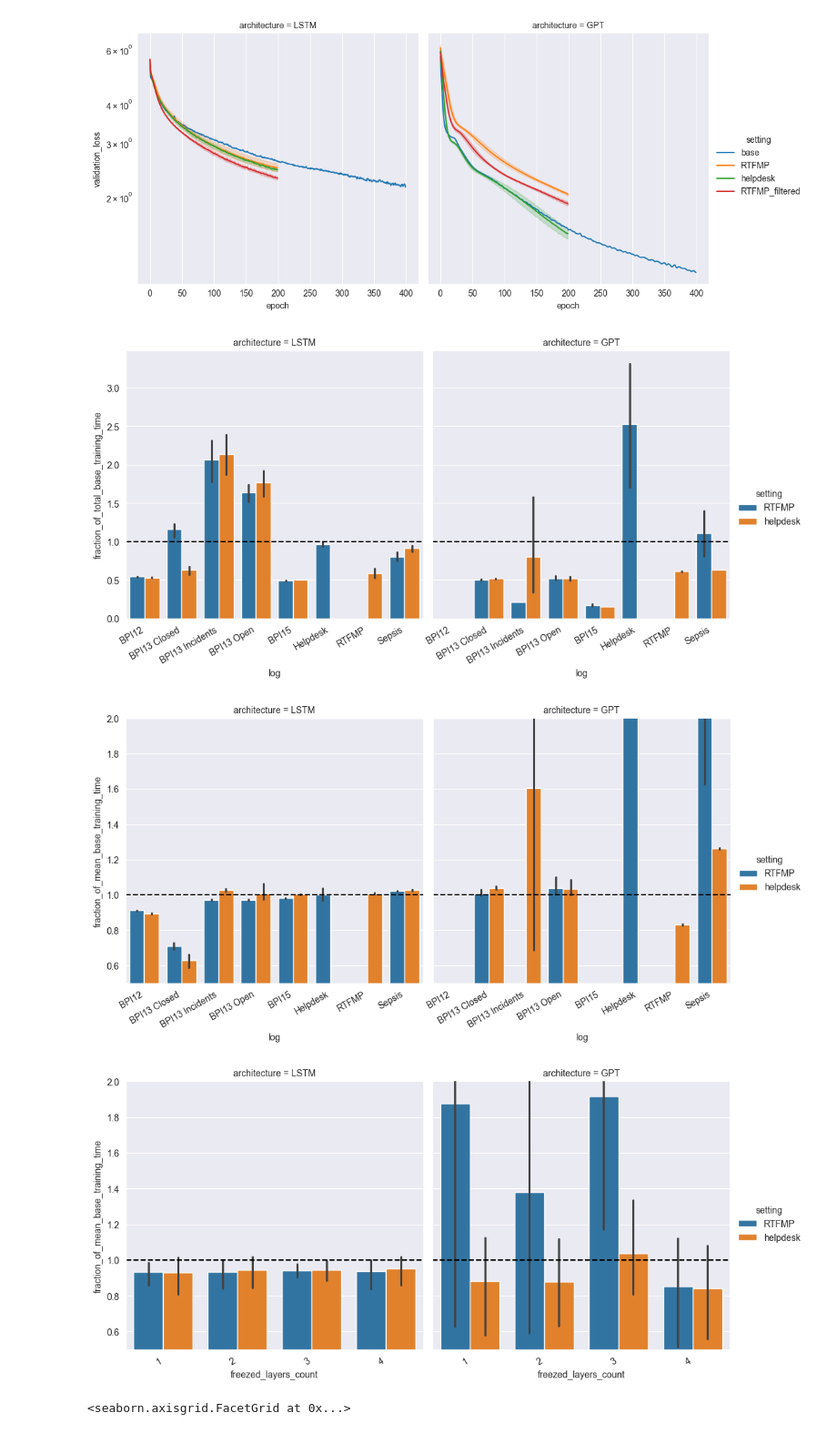
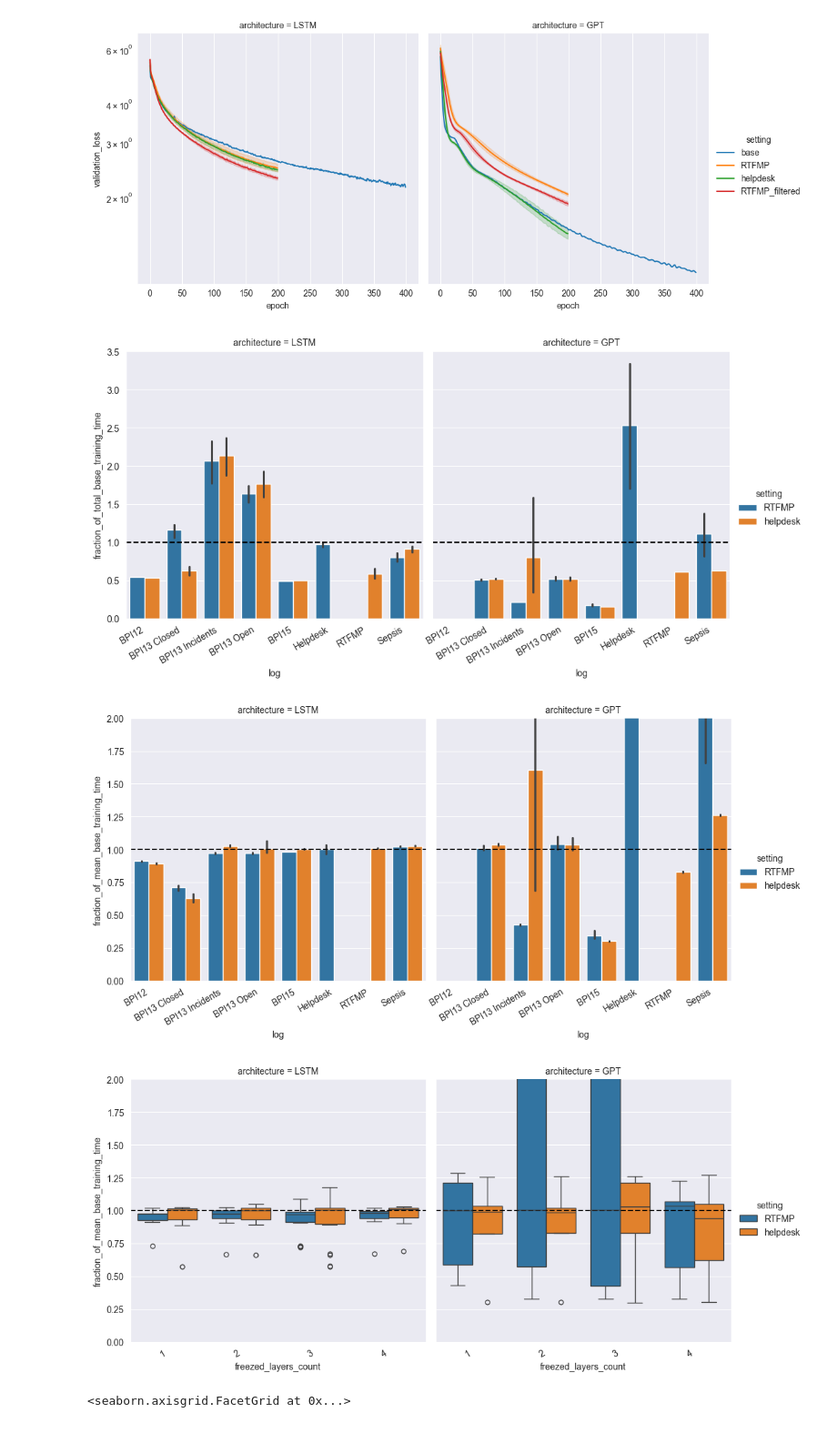
Before and after one commit to Hannoma/Transfer-Learning-for-Predictive-Process-Monitoring, a Jupyter notebook: investigating_results.ipynb, the cells around one changed output. Shown at 91% size. Saved outputs shown, nothing was run; the diff lists cells and outputs as text; code cells hidden in the pictures.

Commit message:
Improve training time visualizations

```diff
--- a/investigating_results.ipynb
+++ b/investigating_results.ipynb
@@ -117,12 +126,12 @@ training_results_df['fraction_of_total_base_training_time'] = training_results_d
     .apply(lambda row: row['total_elapsed_seconds'] /
                        training_results_df[(training_results_df['log'] == row['log']) &
                                            (training_results_df['architecture'] == row['architecture']) &
-                                           (training_results_df['setting'] == 'base')]['total_elapsed_seconds'].iloc[-1], axis=1)
+                                           (training_results_df['setting'] == 'base')]['total_elapsed_seconds'].iloc[0], axis=1)
 training_results_df['fraction_of_mean_base_training_time'] = training_results_df\
     .apply(lambda row: row['mean_elapsed_seconds'] /
                        training_results_df[(training_results_df['log'] == row['log']) &
                                            (training_results_df['architecture'] == row['architecture']) &
-                                           (training_results_df['setting'] == 'base')]['mean_elapsed_seconds'].iloc[-1], axis=1)
+                                           (training_results_df['setting'] == 'base')]['mean_elapsed_seconds'].iloc[0], axis=1)
 
 training_results_df
 # %% [output]
@@ -177,7 +186,7 @@ g.set_xticklabels(rotation=30, horizontalalignment='right')
 g.savefig(f'{FIGURES_DIR}/fraction_of_total_base_training_time.pdf')
 g.savefig(f'{FIGURES_DIR}/fraction_of_total_base_training_time.svg')
 # %% [output]
-[figure, old version]
+[figure, new version]
 # %%
 # Plot the fraction of the training time based on the base model
 g = sns.catplot(
@@ -194,34 +203,35 @@ for ax in g.axes:
 # Rotate the xticklabels
 g.set_xticklabels(rotation=30, horizontalalignment='right')
 # Set y min to 0.5
-g.set(ylim=(0.5, 2))
+g.set(ylim=(0, 2))
 # Save the figure as pdf and svg
 g.savefig(f'{FIGURES_DIR}/fraction_of_mean_base_training_time.pdf')
 g.savefig(f'{FIGURES_DIR}/fraction_of_mean_base_training_time.svg')
 # %% [output]
-[figure, old version]
+[figure, new version]
 # %%
 # Plot the fraction of the mean training time based on the count of freezed layers
 g = sns.catplot(
     data=training_results_df[training_results_df['setting'].isin(['RTFMP', 'helpdesk'])],
     x='freezed_layers_count',
     y='fraction_of_mean_base_training_time',
     hue='setting',
-    kind='bar',
+    kind='box',
+    # split=True,
     col='architecture',
     col_wrap=2)
 # Draw a line at 1 to indicate the base model
 for ax in g.axes:
     ax.axhline(1, ls='--', color='black')
 # Rotate the xticklabels
 g.set_xticklabels(rotation=30, horizontalalignment='right')
 # Set y min to 0.5
-g.set(ylim=(0.5, 2))
+g.set(ylim=(0, 2))
 # Save the figure as pdf and svg
 g.savefig(f'{FIGURES_DIR}/fraction_of_mean_base_training_time_freezed_layers.pdf')
 g.savefig(f'{FIGURES_DIR}/fraction_of_mean_base_training_time_freezed_layers.svg')
 # %% [output]
-[figure, old version]
+[figure, new version]
 # %%
 # Plot the fraction of the mean training time based on the count of freezed layers
 # copy the dataframe and add a column with the log name without the count of freezed layers
```
Also changed, not shown: parts of 1 cell of this notebook, 8 other files.
